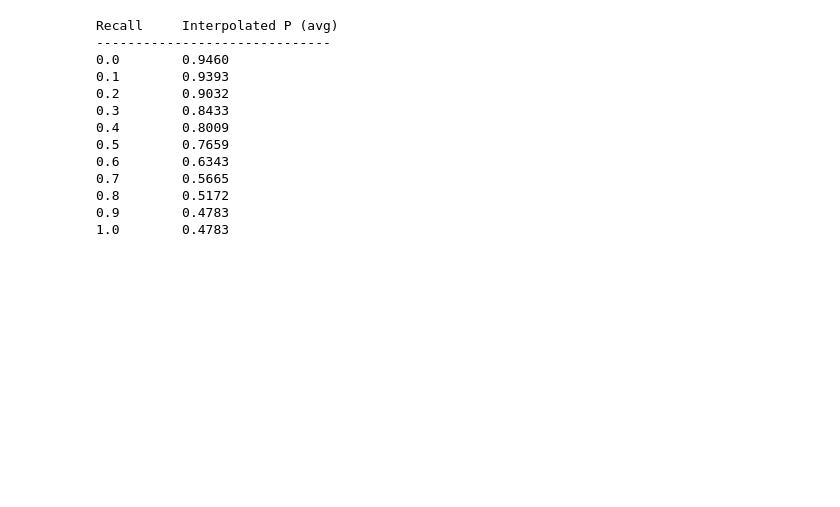
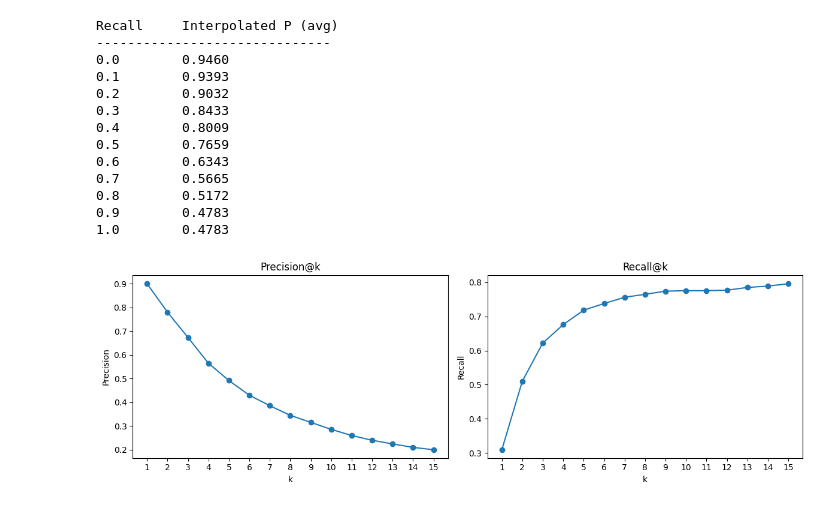
Before and after one commit to panguccio/Recipe-Retrieval, a Jupyter notebook: recipe_retrieval.ipynb, the cells around one changed output. Cells and saved outputs as stored; diff of their text form; code cells hidden in the pictures; blank space fills up the shorter version.

Commit message:
added plot for precision and recall at k

```diff
--- a/recipe_retrieval.ipynb
+++ b/recipe_retrieval.ipynb
@@ -470,3 +470,46 @@ Recall     Interpolated P (avg)
 0.8        0.5172
 0.9        0.4783
 1.0        0.4783
+# %%
+import matplotlib.pyplot as plt
+
+k_values = [1, 2, 3, 4, 5, 6, 7, 8, 9, 10, 11, 12, 13, 14, 15]
+avg_p_at_k = []
+avg_r_at_k = []
+
+for k in k_values:
+    p_list = []
+    r_list = []
+    for case in test_cases:
+        vector_query = query_to_vector(case["query"])
+        relevant_ids = [str(rid) for rid in case["relevant_ids"]]
+        rel_set = set(relevant_ids)
+
+        retrieved_indices = search(vector_query, n=k)
+        retrieved_ids = [str(rid) for rid in retrieved_indices]
+
+        hits = len([rid for rid in retrieved_ids if rid in rel_set])
+        p_list.append(hits / k)
+        r_list.append(hits / len(rel_set) if rel_set else 0)
+
+    avg_p_at_k.append(np.mean(p_list))
+    avg_r_at_k.append(np.mean(r_list))
+
+fig, (ax1, ax2) = plt.subplots(1, 2, figsize=(12, 4))
+
+ax1.plot(k_values, avg_p_at_k, marker='o')
+ax1.set_title("Precision@k")
+ax1.set_xlabel("k")
+ax1.set_ylabel("Precision")
+ax1.set_xticks(k_values)
+
+ax2.plot(k_values, avg_r_at_k, marker='o')
+ax2.set_title("Recall@k")
+ax2.set_xlabel("k")
+ax2.set_ylabel("Recall")
+ax2.set_xticks(k_values)
+
+plt.tight_layout()
+plt.show()
+# %% [output]
+[figure, added]
```
Also changed, not shown: parts of 1 cell of this notebook.
